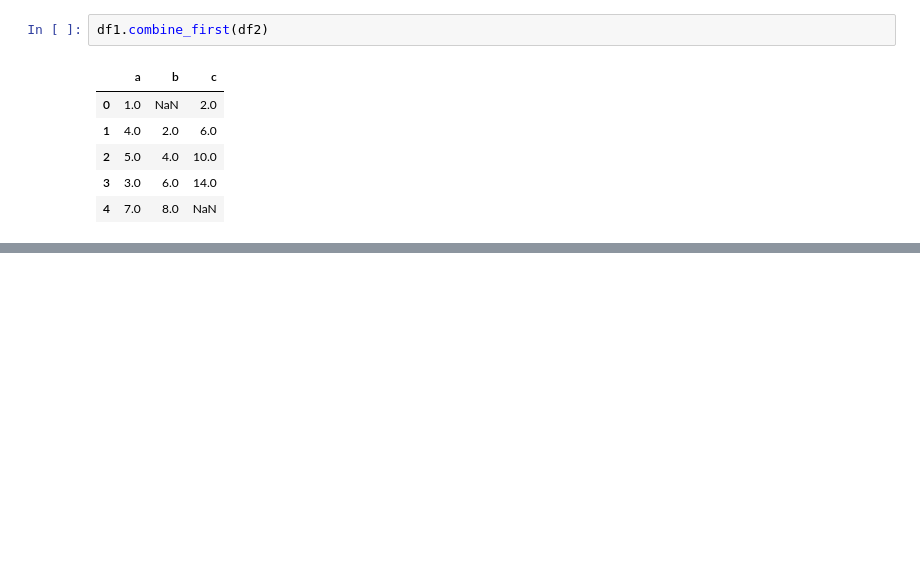
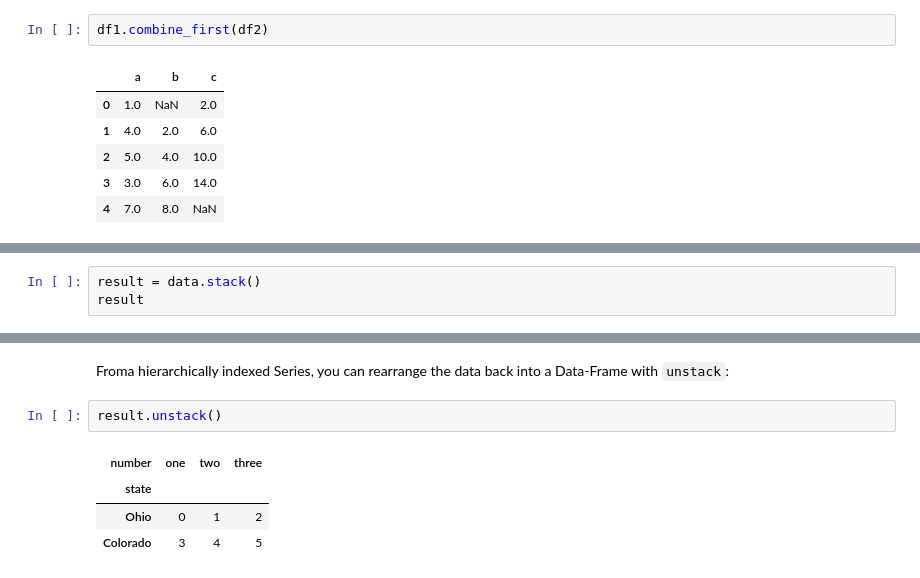
Before and after one commit to colinat/pandas, a Jupyter notebook: datawrang.ipynb, the cells around one changed output, grey strips where cells are left out. Cells and saved outputs as stored; diff of their text form; blank space fills up the shorter version.

```diff
--- a/datawrang.ipynb
+++ b/datawrang.ipynb
@@ -919,0 +950,3 @@ df1.combine_first(df2)
+# %%
+result = data.stack()
+result
@@ -919,0 +962,9 @@ df1.combine_first(df2)
+# %% [markdown]
+Froma hierarchically indexed Series, you can rearrange the data back into a Data-Frame with `unstack`:
+# %%
+result.unstack()
+# %% [output]
+| number | one | two | three |
+| state |  |  |  |
+| Ohio | 0 | 1 | 2 |
+| Colorado | 3 | 4 | 5 |
```
Also changed, not shown: parts of 17 cells of this notebook.
